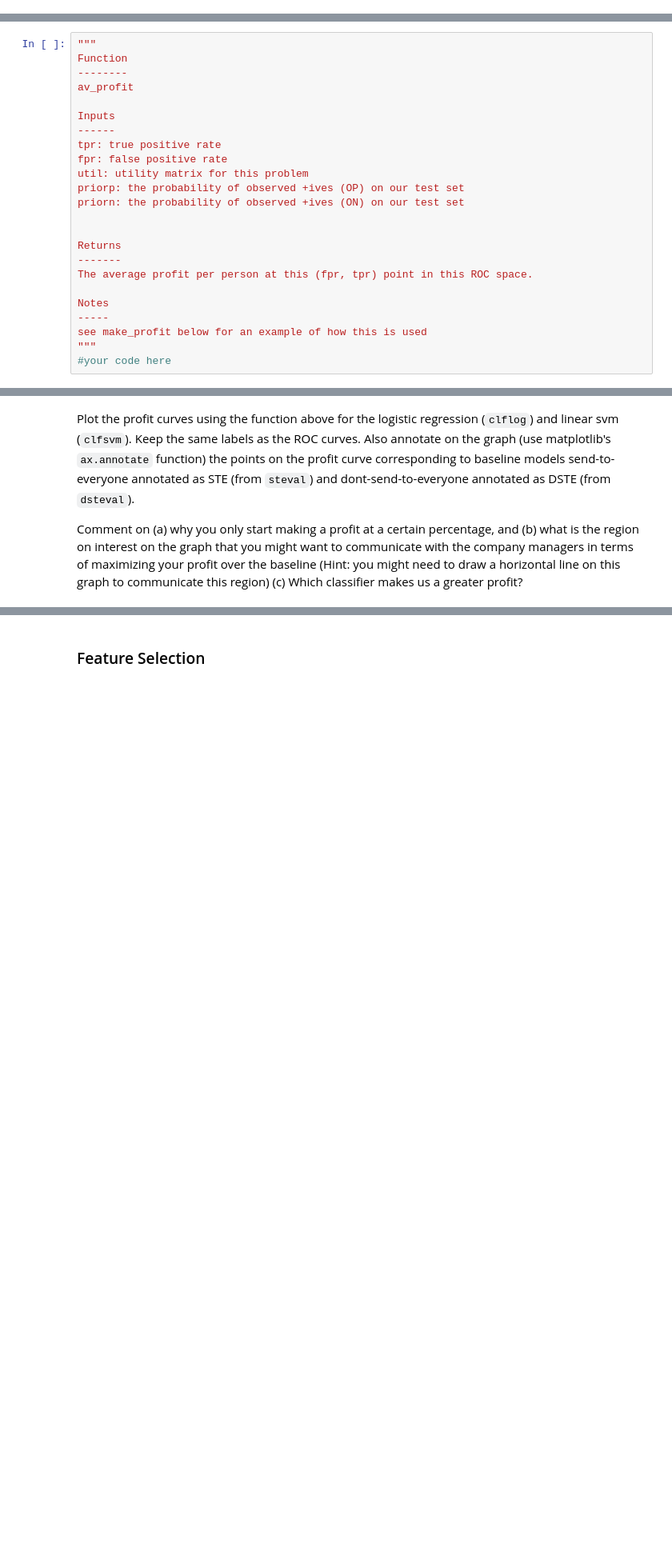
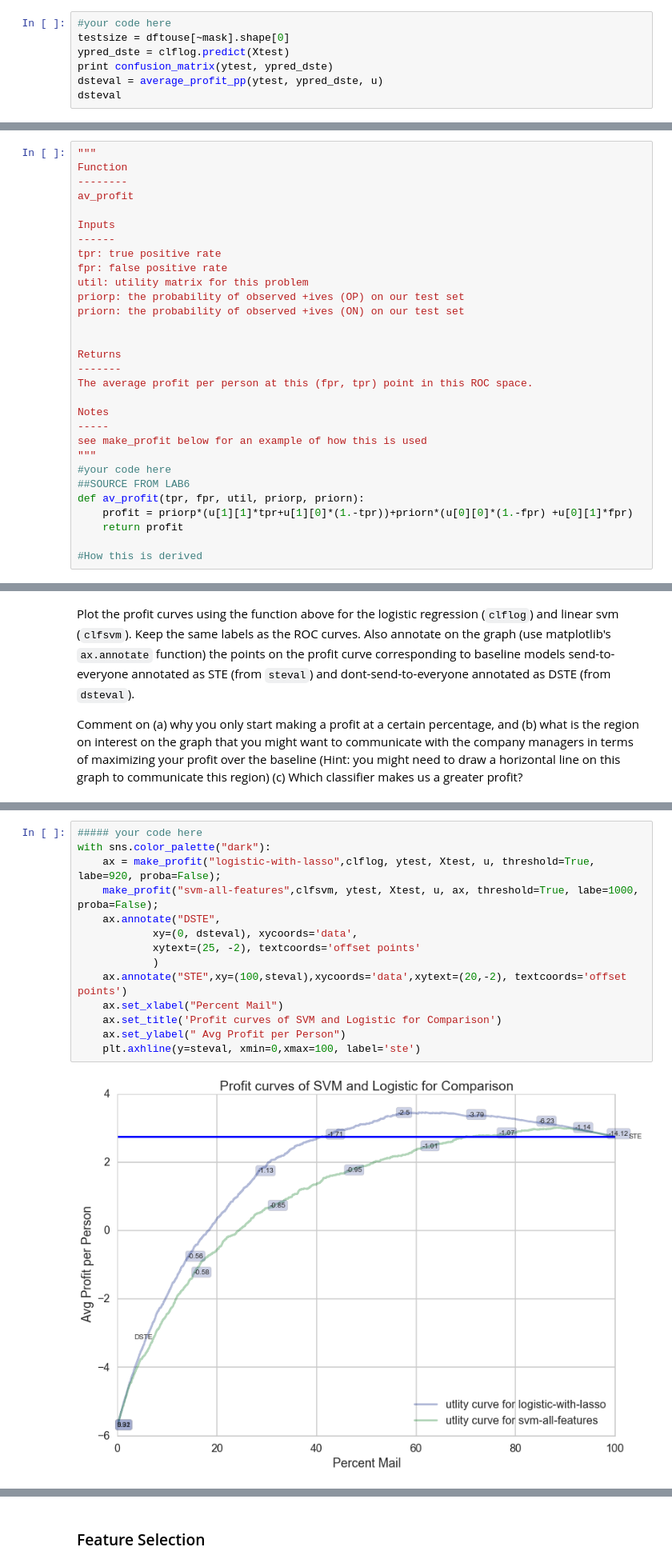
Before and after one commit to albergo08/classhomework-2015, a Jupyter notebook: hw3.ipynb, the cells around one changed output, grey strips where cells are left out. Shown at 80% size. Saved outputs shown, nothing was run; the diff lists cells and outputs as text; blank space fills up the shorter version.

```diff
--- a/hw3.ipynb
+++ b/hw3.ipynb
@@ -760,0 +779,7 @@ Calculate the profit that this classifier gives us:
+# %%
+#your code here
+testsize = dftouse[~mask].shape[0]
+ypred_dste = clflog.predict(Xtest)
+print confusion_matrix(ytest, ypred_dste)
+dsteval = average_profit_pp(ytest, ypred_dste, u)
+dsteval
@@ -971,3 +1052,9 @@ Notes
 see make_profit below for an example of how this is used
 """
 #your code here
+##SOURCE FROM LAB6
+def av_profit(tpr, fpr, util, priorp, priorn):
+    profit = priorp*(u[1][1]*tpr+u[1][0]*(1.-tpr))+priorn*(u[0][0]*(1.-fpr) +u[0][1]*fpr)
+    return profit
+
+#How this is derived
@@ -1018,0 +1129,16 @@ Comment on (a) why you only start making a profit at a certain percentage, and (
+# %%
+##### your code here
+with sns.color_palette("dark"):
+    ax = make_profit("logistic-with-lasso",clflog, ytest, Xtest, u, threshold=True, labe=920, proba=False);
+    make_profit("svm-all-features",clfsvm, ytest, Xtest, u, ax, threshold=True, labe=1000, proba=False);
+    ax.annotate("DSTE",
+            xy=(0, dsteval), xycoords='data',
+            xytext=(25, -2), textcoords='offset points'
+            )
+    ax.annotate("STE",xy=(100,steval),xycoords='data',xytext=(20,-2), textcoords='offset points')
+    ax.set_xlabel("Percent Mail")
+    ax.set_title('Profit curves of SVM and Logistic for Comparison')
+    ax.set_ylabel(" Avg Profit per Person")
+    plt.axhline(y=steval, xmin=0,xmax=100, label='ste')
+# %% [output]
+[figure, added]
```
Also changed, not shown: parts of 65 cells of this notebook, 1 other file.
